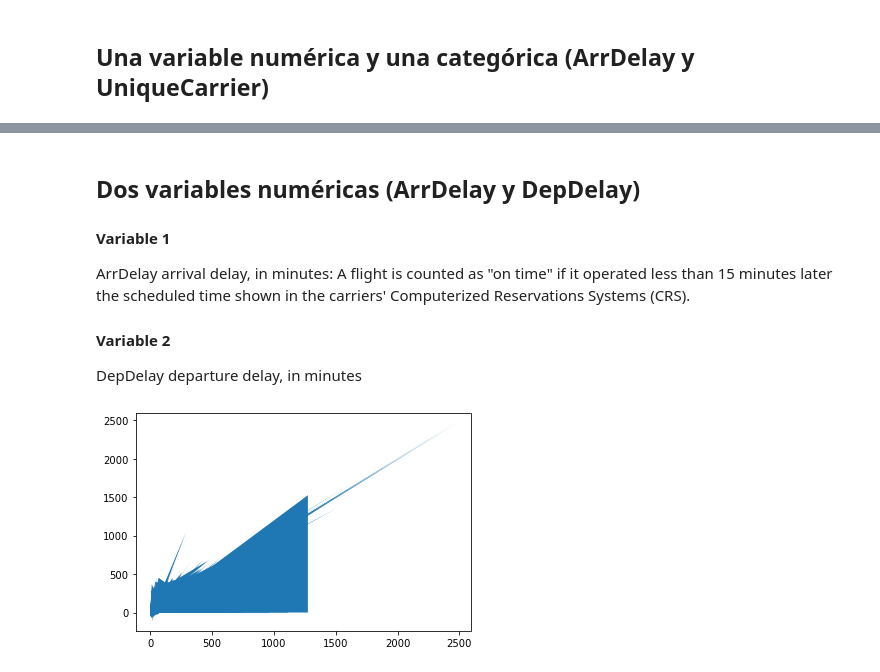
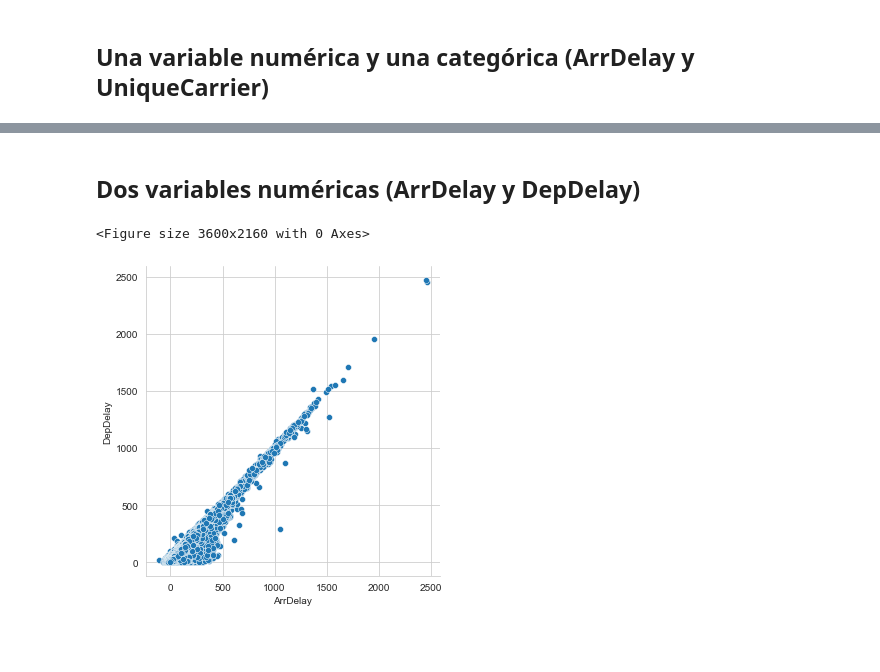
Before and after one commit to luciaalvarezuy/BarcelonaActiva, a Jupyter notebook: 03.TercerSprint/visualización_exploratoria.ipynb, the cells around one changed output, grey strips where cells are left out. Drawn from its saved outputs; the diff is of its cells as text; code cells hidden in the pictures; blank space fills up the shorter version.

```diff
--- a/03.TercerSprint/visualización_exploratoria.ipynb
+++ b/03.TercerSprint/visualización_exploratoria.ipynb
@@ -8,8 +8,14 @@ https://www.kaggle.com/datasets/giovamata/airlinedelaycauses
 Descripcion de las variables
 https://www.kaggle.com/code/adveros/flight-delay-eda-exploratory-data-analysis
 # %%
-import pandas
-filename = 'DelayedFlights.csv'
-data = pandas.read_csv(filename, header=0)
+import numpy as np
+import pandas as pd
+import seaborn as sns
+import matplotlib.pyplot as plt
 
-print(data.columns.values)
+filename = 'C:/Users/Lucía Alvarez/OneDrive - psico.edu.uy/00 Barcelona activa/DelayedFlights.csv'
+
+
+
+#Cargar los datos
+DataFlights = pd.read_csv(filename)
@@ -34,0 +51,9 @@ Crea al menos una visualización por:
+# %%
+titulo = "Gráfico de ArrDelay y UniqueCarrier"
+sns.set_style("whitegrid")
+fig3 = sns.catplot(x="UniqueCarrier", y="ArrDelay", data=DataFlights, height=5, aspect=2)
+plt.title(titulo, fontsize=20, color='#6146C6', alpha=0.8)
+plt.xlabel('Unique carrier code')
+plt.show()
+
+fig3.figure.savefig('fig3.png')
@@ -35,20 +62,13 @@ Crea al menos una visualización por:
 # %% [markdown]
 ## Dos variables numéricas (ArrDelay y DepDelay)
-
-#### Variable 1
-ArrDelay arrival delay, in minutes: A flight is counted as "on time" if it operated less than 15 minutes later the scheduled time shown in the carriers' Computerized Reservations Systems (CRS).
-
-#### Variable 2
-DepDelay departure delay, in minutes
 # %%
-# En este caso son dos variables numericas ordenadsa?
-
-import numpy as np
-import matplotlib.pyplot as plt
-
-plt.fill_between(data.DepDelay, data.ArrDelay)
-plot.show()
+data = DataFlights[["ArrDelay", "DepDelay"]]
+plt.figure(figsize =(50, 30))
+fig4 = sns.relplot(data=data, x="ArrDelay", y="DepDelay", kind="scatter")
+plt.show()
+fig4.figure.savefig('fig4.png')
 # %% [output]
+<Figure size 3600x2160 with 0 Axes>
-[figure, old version]
+[figure, new version]
 # %% [markdown]
 ## Tres variables (ArrDelay, DepDelay y UniqueCarrier)
```
Also changed, not shown: parts of 12 cells of this notebook, 16 other files.
